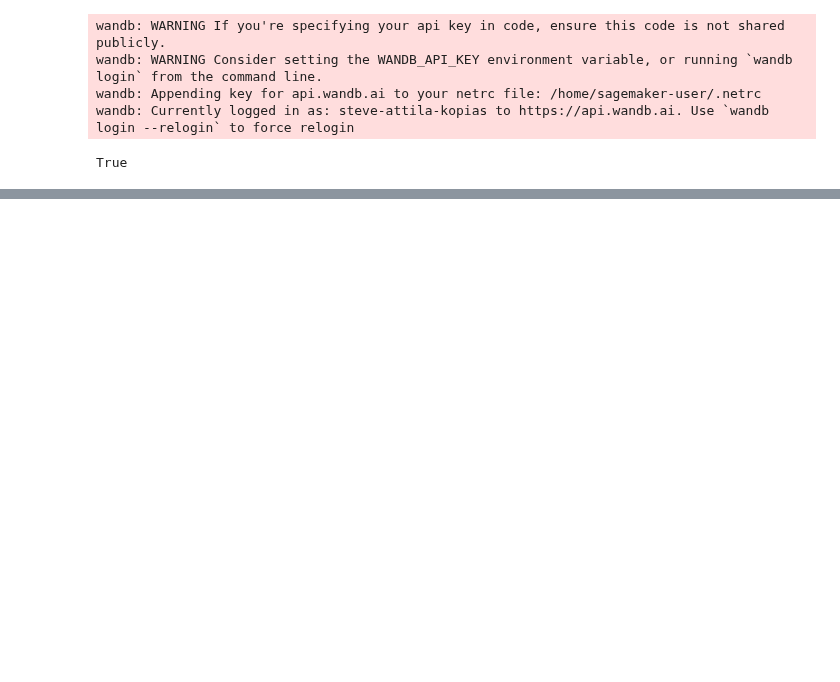
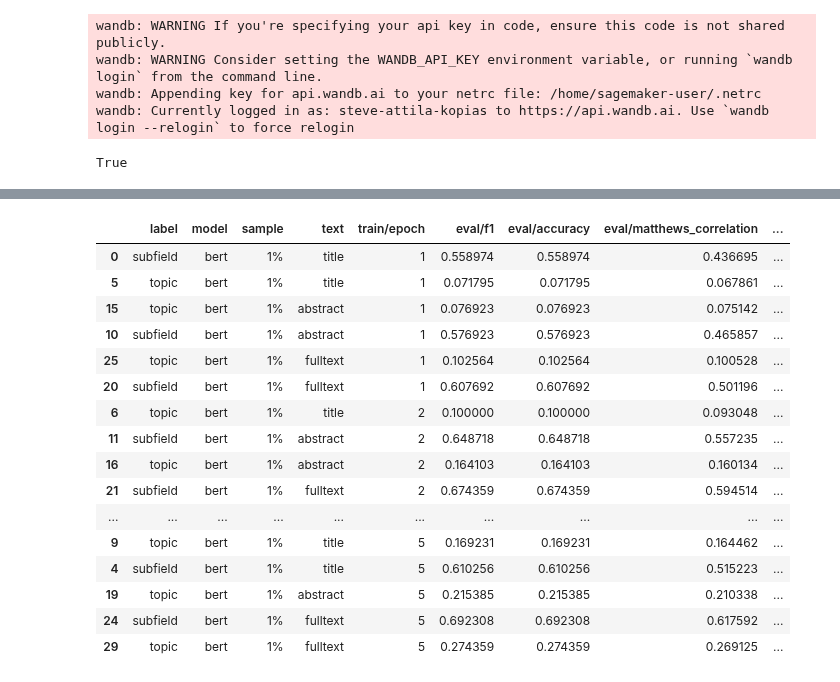
Before and after one commit to ka-steve/sagemaker_research_classification, a Jupyter notebook: src/05_tuning_basic/05_31_wandb_results.ipynb, the cells around one changed output, grey strips where cells are left out. Cells and saved outputs as stored; diff of their text form; code cells hidden in the pictures; blank space fills up the shorter version.

Commit message:
Creating charts for the results, cleaning up topic extraction

```diff
--- a/src/05_tuning_basic/05_31_wandb_results.ipynb
+++ b/src/05_tuning_basic/05_31_wandb_results.ipynb
@@ -1,11 +1,14 @@
 # %%
 import boto3
+import copy
+import datetime
 import importlib
 import json
 import os
 import pathlib
 import sys
 import wandb
+import evaluate
 
 import awswrangler as wr
 import numpy as np
@@ -13,6 +16,13 @@ import pandas as pd
 
 from botocore.exceptions import ClientError
 from IPython.display import display
+import plotly.express as px
+import plotly.io as pio
+from sklearn.metrics import accuracy_score, precision_recall_fscore_support
+
+matthews_metric = evaluate.load('matthews_correlation')
+pio.renderers.default = 'iframe'
+utils.pd_set_options(cols=500)
 
 # Adding ../01_modules or ./01_modules to the system path so that we can load modules from
 # there as well
@@ -185,0 +384,29 @@ wandb_log.runs_history[
+# %%
+df = wandb_log.runs_history[
+    # (wandb_log.runs_history['is_best_epoch'] == True) &
+    (wandb_log.runs_history['model'] == 'bert') &
+    # (wandb_log.runs_history['text'] == 'title') &
+    # (wandb_log.runs_history['label'] == 'subfield') &
+    (wandb_log.runs_history['sample'] == '1%')
+].sort_values(by='_step', ascending=True)
+df = df[['label', 'model', 'sample', 'text', 'train/epoch', 'eval/f1', 'eval/accuracy', 'eval/matthews_correlation',	'is_best_epoch']]
+df_bert_s1 = df
+df
+# %% [output]
+|  | label | model | sample | text | train/epoch | eval/f1 | eval/accuracy | eval/matthews_correlation | ... |
+| 0 | subfield | bert | 1% | title | 1 | 0.558974 | 0.558974 | 0.436695 | ... |
+| 5 | topic | bert | 1% | title | 1 | 0.071795 | 0.071795 | 0.067861 | ... |
+| 15 | topic | bert | 1% | abstract | 1 | 0.076923 | 0.076923 | 0.075142 | ... |
+| 10 | subfield | bert | 1% | abstract | 1 | 0.576923 | 0.576923 | 0.465857 | ... |
+| 25 | topic | bert | 1% | fulltext | 1 | 0.102564 | 0.102564 | 0.100528 | ... |
+| 20 | subfield | bert | 1% | fulltext | 1 | 0.607692 | 0.607692 | 0.501196 | ... |
+| 6 | topic | bert | 1% | title | 2 | 0.100000 | 0.100000 | 0.093048 | ... |
+| 11 | subfield | bert | 1% | abstract | 2 | 0.648718 | 0.648718 | 0.557235 | ... |
+| 16 | topic | bert | 1% | abstract | 2 | 0.164103 | 0.164103 | 0.160134 | ... |
+| 21 | subfield | bert | 1% | fulltext | 2 | 0.674359 | 0.674359 | 0.594514 | ... |
+| ... | ... | ... | ... | ... | ... | ... | ... | ... | ... |
+| 9 | topic | bert | 1% | title | 5 | 0.169231 | 0.169231 | 0.164462 | ... |
+| 4 | subfield | bert | 1% | title | 5 | 0.610256 | 0.610256 | 0.515223 | ... |
+| 19 | topic | bert | 1% | abstract | 5 | 0.215385 | 0.215385 | 0.210338 | ... |
+| 24 | subfield | bert | 1% | fulltext | 5 | 0.692308 | 0.692308 | 0.617592 | ... |
+| 29 | topic | bert | 1% | fulltext | 5 | 0.274359 | 0.274359 | 0.269125 | ... |
```
Also changed, not shown: parts of 10 cells of this notebook, 12 other files.
